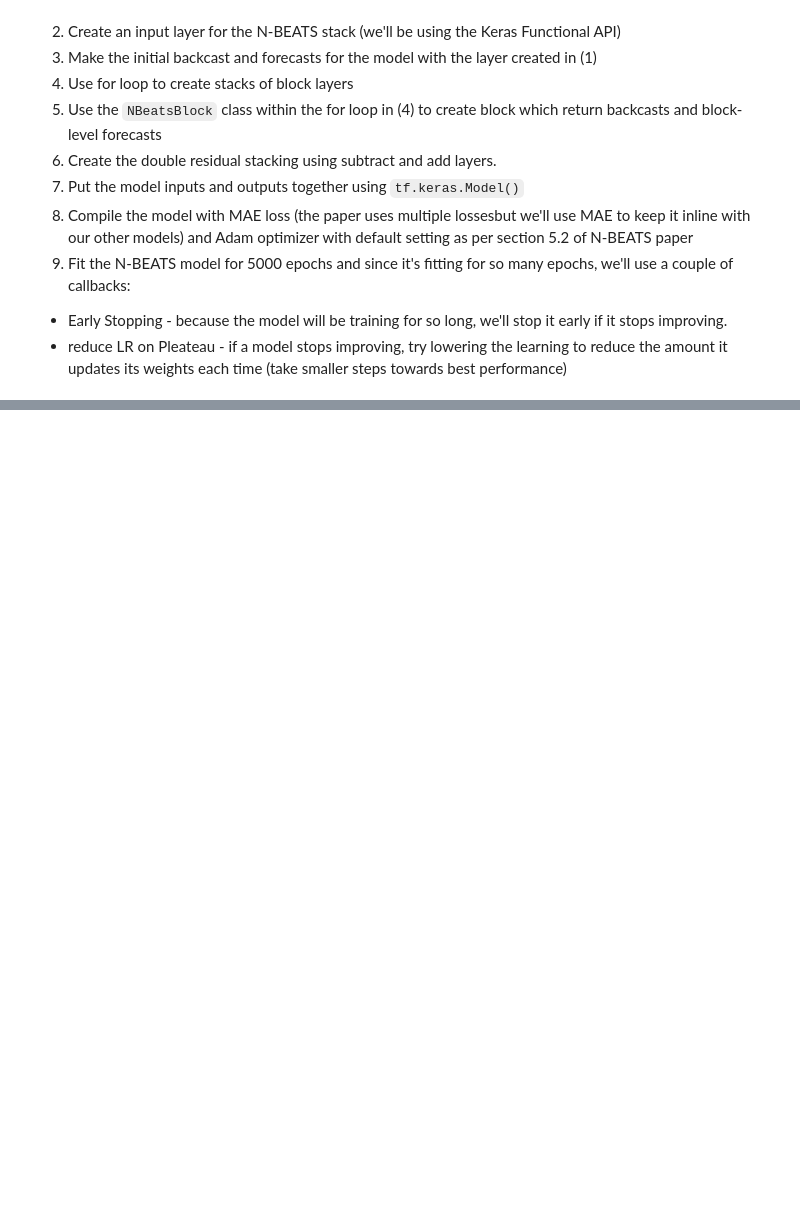
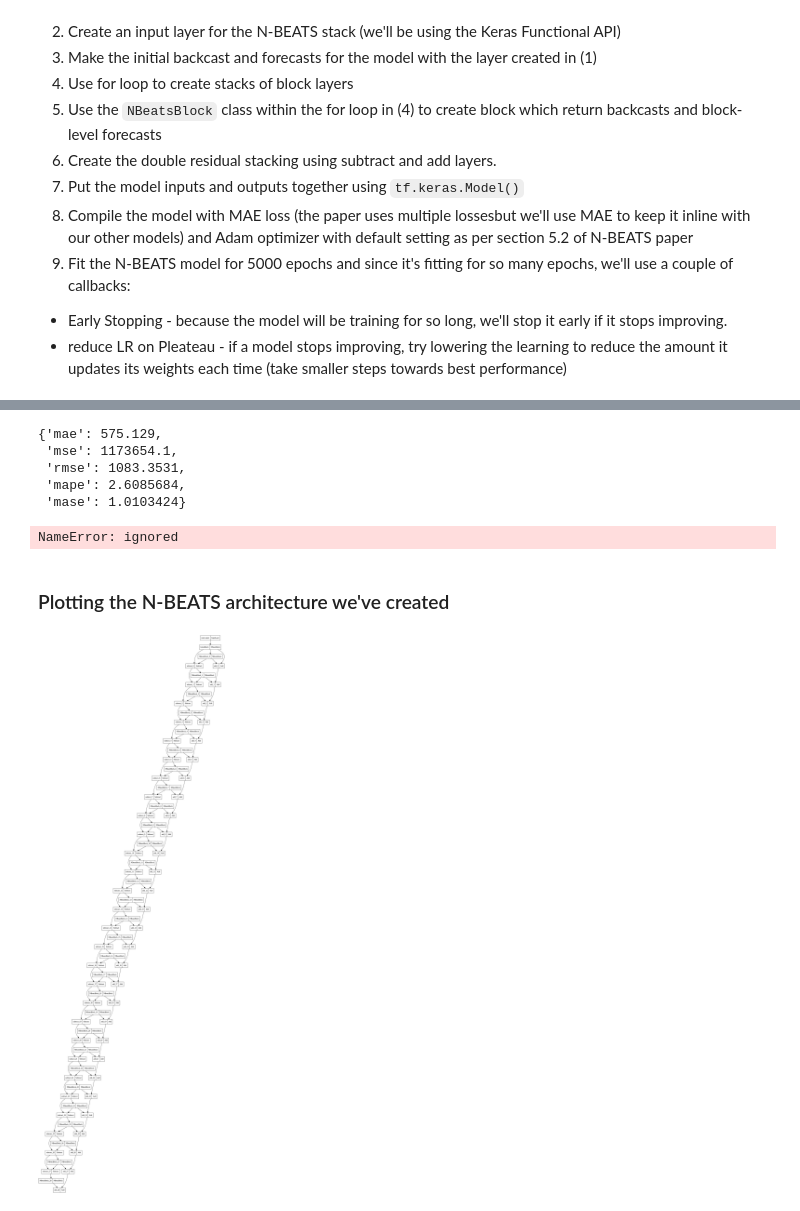
Before and after one commit to Rayden98/time_series_forecasting_with_tensorflow, a Jupyter notebook: 10_time_series_forecasting_with_tensorflow.ipynb, the cells around one changed output, grey strips where cells are left out. Saved outputs shown, nothing was run; the diff lists cells and outputs as text; code cells hidden in the pictures; blank space fills up the shorter version.

```diff
--- a/10_time_series_forecasting_with_tensorflow.ipynb
+++ b/10_time_series_forecasting_with_tensorflow.ipynb
@@ -1878,0 +1966,23 @@ tensor_1, tensor_2
+# %%
+# Evaluate N-BEATS model preds
+model_7_results = evaluate_preds(y_true=y_test,
+                                 y_pred=model_7_preds)
+model_7_results
+# %% [output]
+{'mae': 575.129,
+ 'mse': 1173654.1,
+ 'rmse': 1083.3531,
+ 'mape': 2.6085684,
+ 'mase': 1.0103424}
+# %%
+model_1_results
+# %% [output]
+NameError: ignored
+# %% [markdown]
+### Plotting the N-BEATS architecture we've created
+# %%
+# Plot the N-BEATS model and inspect the architecture
+from tensorflow.keras.utils import plot_model
+plot_model(model_7)
+# %% [output]
+[figure, added]
```
Also changed, not shown: parts of 82 cells of this notebook.
